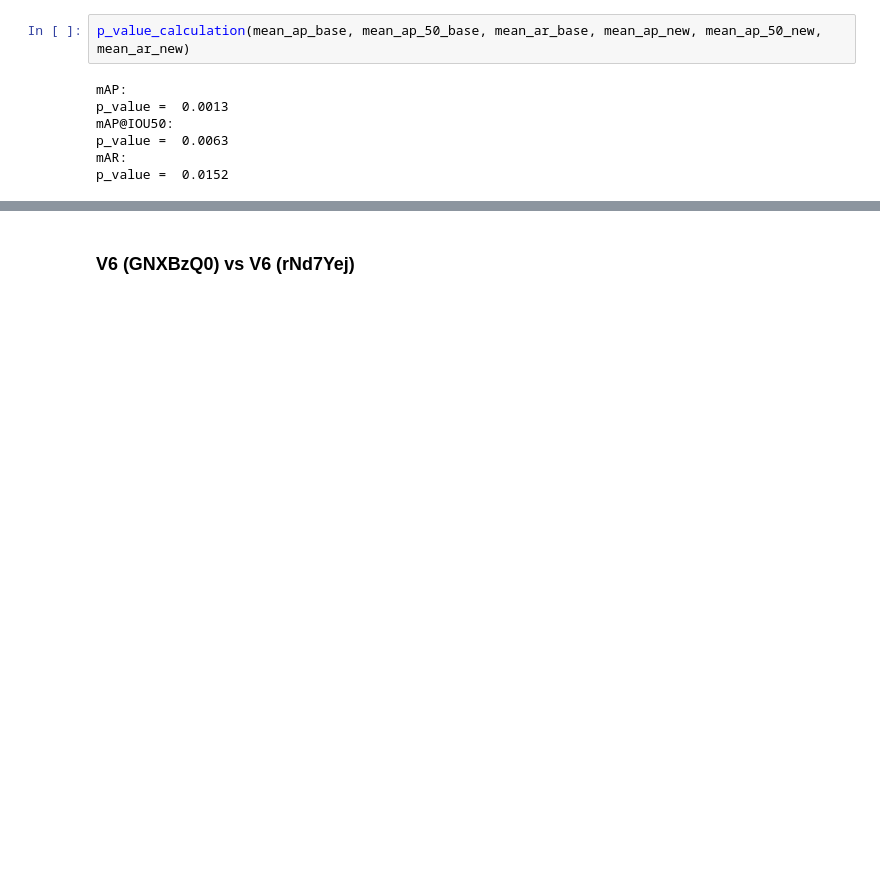
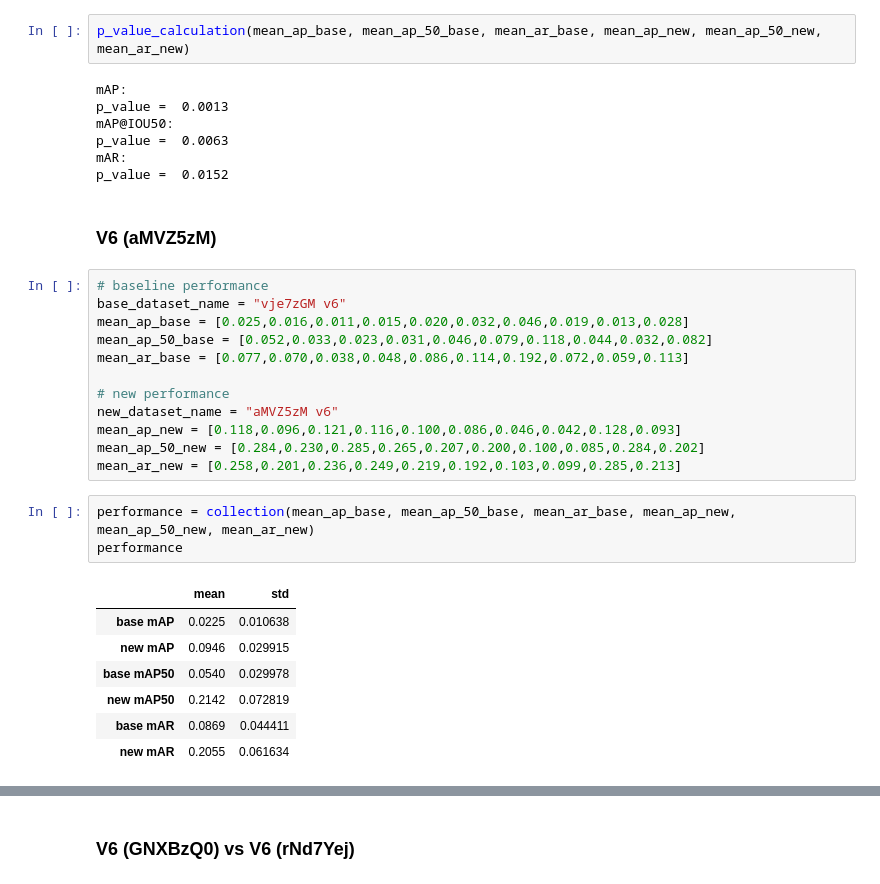
Before and after one commit to Unity-Technologies/datasetinsights, a Jupyter notebook: notebooks/Model_Performance_Statistics.ipynb, the cells around one changed output, grey strips where cells are left out. Drawn from its saved outputs; the diff is of its cells as text; blank space fills up the shorter version.

```diff
--- a/notebooks/Model_Performance_Statistics.ipynb
+++ b/notebooks/Model_Performance_Statistics.ipynb
@@ -141,3 +141,28 @@ mAP@IOU50:
 p_value =  0.0063
 mAR:
 p_value =  0.0152
+# %% [markdown]
+### V6 (aMVZ5zM)
+# %%
+# baseline performance
+base_dataset_name = "vje7zGM v6"
+mean_ap_base = [0.025,0.016,0.011,0.015,0.020,0.032,0.046,0.019,0.013,0.028]
+mean_ap_50_base = [0.052,0.033,0.023,0.031,0.046,0.079,0.118,0.044,0.032,0.082]
+mean_ar_base = [0.077,0.070,0.038,0.048,0.086,0.114,0.192,0.072,0.059,0.113]
+
+# new performance
+new_dataset_name = "aMVZ5zM v6"
+mean_ap_new = [0.118,0.096,0.121,0.116,0.100,0.086,0.046,0.042,0.128,0.093]
+mean_ap_50_new = [0.284,0.230,0.285,0.265,0.207,0.200,0.100,0.085,0.284,0.202]
+mean_ar_new = [0.258,0.201,0.236,0.249,0.219,0.192,0.103,0.099,0.285,0.213]
+# %%
+performance = collection(mean_ap_base, mean_ap_50_base, mean_ar_base, mean_ap_new, mean_ap_50_new, mean_ar_new)
+performance
+# %% [output]
+|  | mean | std |
+| base mAP | 0.0225 | 0.010638 |
+| new mAP | 0.0946 | 0.029915 |
+| base mAP50 | 0.0540 | 0.029978 |
+| new mAP50 | 0.2142 | 0.072819 |
+| base mAR | 0.0869 | 0.044411 |
+| new mAR | 0.2055 | 0.061634 |
```
Also changed, not shown: parts of 7 cells of this notebook, 3 other files.
